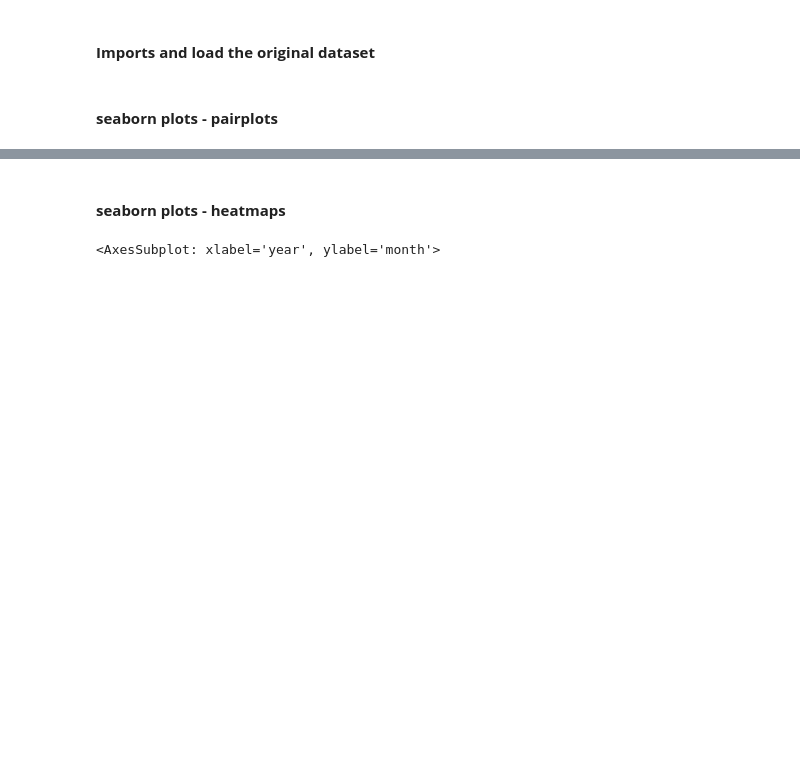
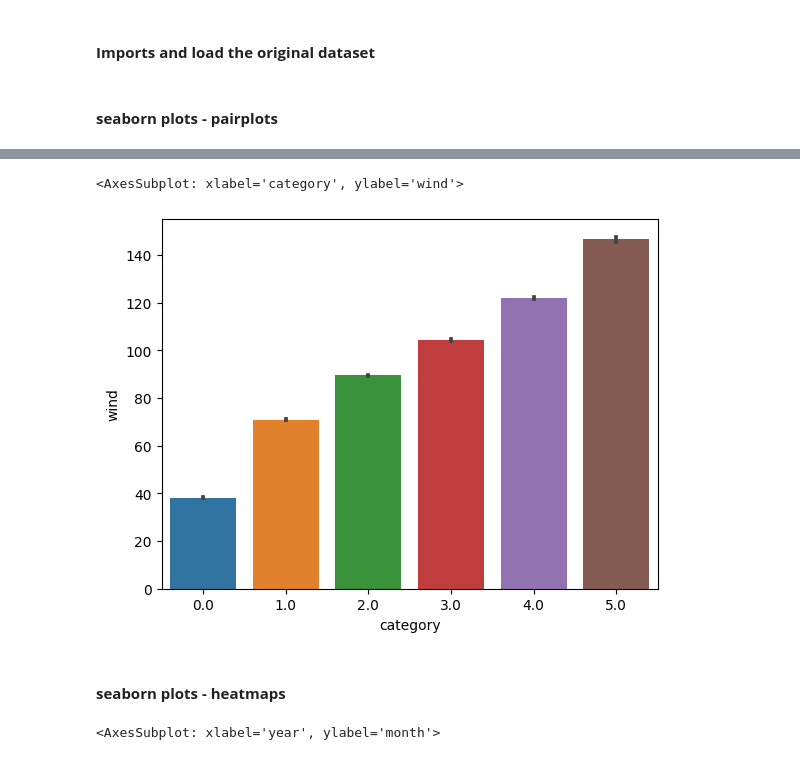
Before and after one commit to KirSobolev/Introduction-to-data-analytics, a Jupyter notebook: Exercise_set_4_Datasets/EX43b/ExerciseSet4_3b_storms.ipynb, the cells around one changed output, grey strips where cells are left out. Drawn from its saved outputs; the diff is of its cells as text; code cells hidden in the pictures; blank space fills up the shorter version.

```diff
--- a/Exercise_set_4_Datasets/EX43b/ExerciseSet4_3b_storms.ipynb
+++ b/Exercise_set_4_Datasets/EX43b/ExerciseSet4_3b_storms.ipynb
@@ -102,3 +129,8 @@ sns.pairplot(df1, hue="status")
+# %%
+sns.barplot(x=df["category"], y=df["wind"])
+# %% [output]
+<AxesSubplot: xlabel='category', ylabel='wind'>
+[figure, added]
 # %% [markdown]
 <h4><b>seaborn plots - heatmaps</b></h4>
 # %%
```
Also changed, not shown: parts of 9 cells of this notebook, 13 other files.
